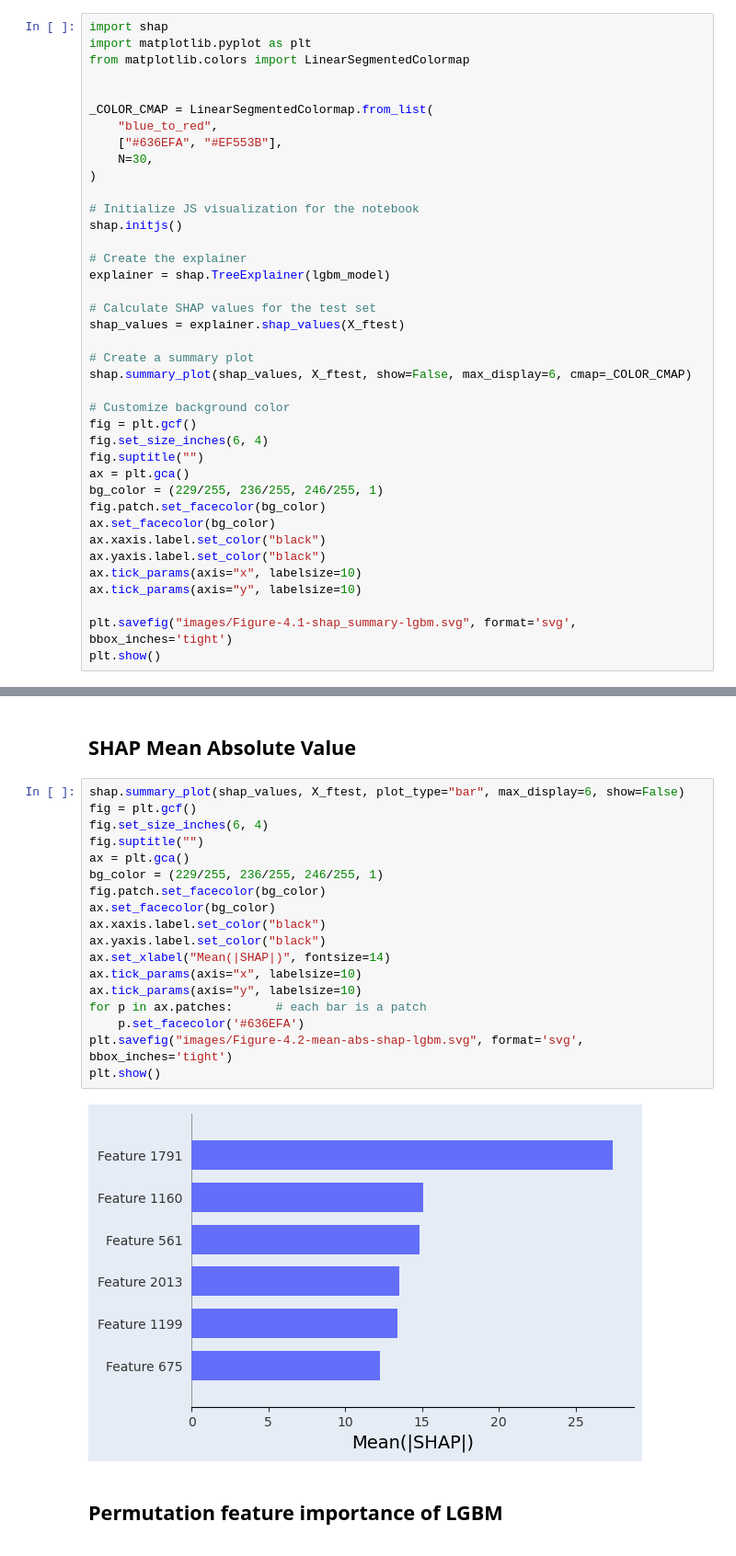
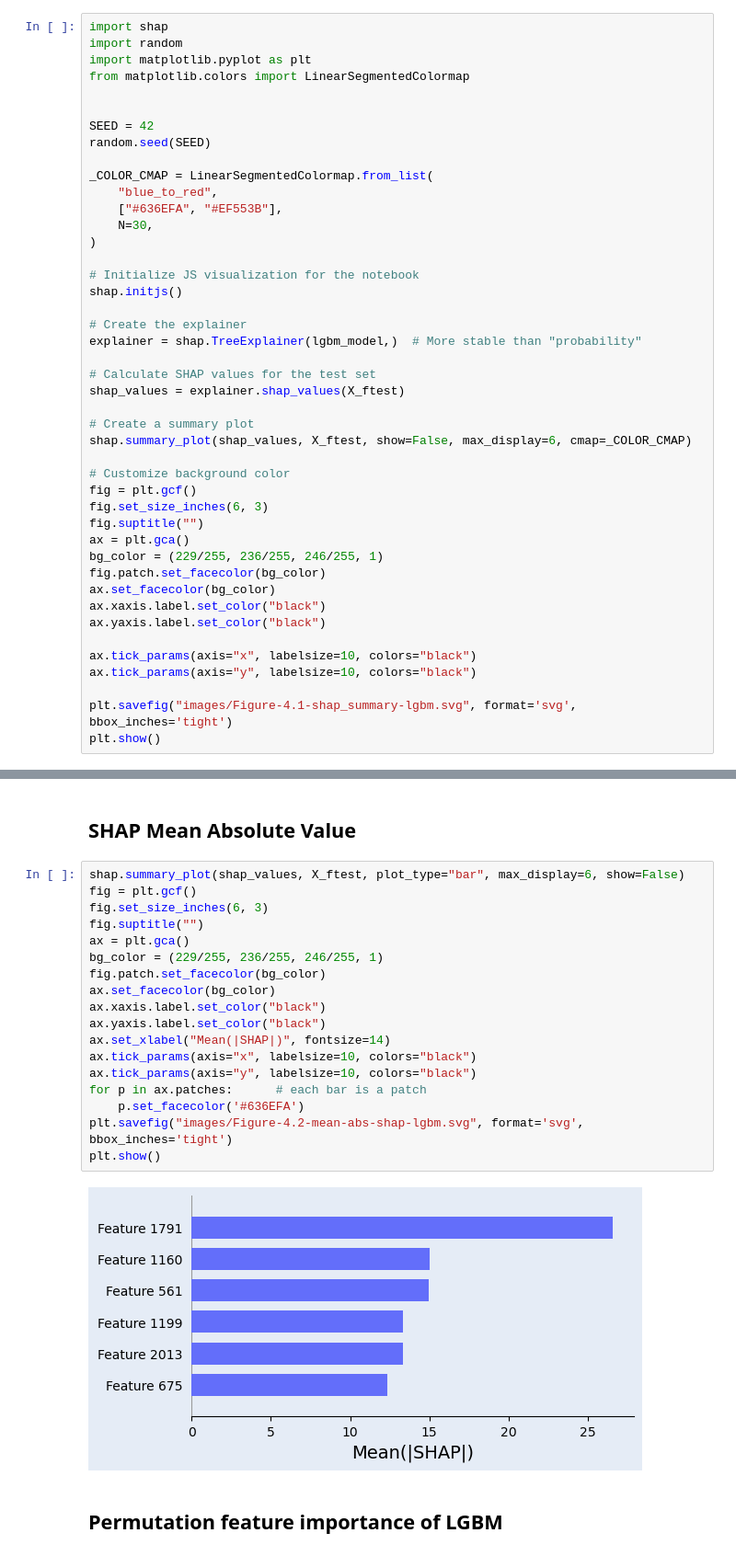
Before and after one commit to cwrukaizhang/ML-for-Molecular-Properties-Practical-Guide, a Jupyter notebook: 4. model_interpretation.ipynb, the cells around one changed output, grey strips where cells are left out. Shown at 92% size. Drawn from its saved outputs; the diff is of its cells as text.

```diff
--- a/4. model_interpretation.ipynb
+++ b/4. model_interpretation.ipynb
@@ -33,9 +33,13 @@ y_ftest = ftest_set['rt']
 ## SHAP summary results
 # %%
 import shap
+import random
 import matplotlib.pyplot as plt
 from matplotlib.colors import LinearSegmentedColormap
 
+
+SEED = 42
+random.seed(SEED)
 
 _COLOR_CMAP = LinearSegmentedColormap.from_list(
     "blue_to_red",
@@ -47,7 +51,7 @@ _COLOR_CMAP = LinearSegmentedColormap.from_list(
 shap.initjs()
 
 # Create the explainer
-explainer = shap.TreeExplainer(lgbm_model)
+explainer = shap.TreeExplainer(lgbm_model,)  # More stable than "probability"
 
 # Calculate SHAP values for the test set
 shap_values = explainer.shap_values(X_ftest)
@@ -57,7 +61,7 @@ shap.summary_plot(shap_values, X_ftest, show=False, max_display=6, cmap=_COLOR_C
 
 # Customize background color
 fig = plt.gcf()
-fig.set_size_inches(6, 4)
+fig.set_size_inches(6, 3)
 fig.suptitle("")
 ax = plt.gca()
 bg_color = (229/255, 236/255, 246/255, 1)
@@ -65,8 +69,9 @@ fig.patch.set_facecolor(bg_color)
 ax.set_facecolor(bg_color)
 ax.xaxis.label.set_color("black")
 ax.yaxis.label.set_color("black")
-ax.tick_params(axis="x", labelsize=10)
-ax.tick_params(axis="y", labelsize=10)
+
+ax.tick_params(axis="x", labelsize=10, colors="black")
+ax.tick_params(axis="y", labelsize=10, colors="black")
 
 plt.savefig("images/Figure-4.1-shap_summary-lgbm.svg", format='svg', bbox_inches='tight')
 plt.show()
@@ -78,23 +83,23 @@ plt.show()
 # %%
 shap.summary_plot(shap_values, X_ftest, plot_type="bar", max_display=6, show=False)
 fig = plt.gcf()
-fig.set_size_inches(6, 4)
+fig.set_size_inches(6, 3)
 fig.suptitle("")
 ax = plt.gca()
 bg_color = (229/255, 236/255, 246/255, 1)
 fig.patch.set_facecolor(bg_color)
 ax.set_facecolor(bg_color)
 ax.xaxis.label.set_color("black")
 ax.yaxis.label.set_color("black")
 ax.set_xlabel("Mean(|SHAP|)", fontsize=14)
-ax.tick_params(axis="x", labelsize=10)
-ax.tick_params(axis="y", labelsize=10)
+ax.tick_params(axis="x", labelsize=10, colors="black")
+ax.tick_params(axis="y", labelsize=10, colors="black")
 for p in ax.patches:      # each bar is a patch
     p.set_facecolor('#636EFA')
 plt.savefig("images/Figure-4.2-mean-abs-shap-lgbm.svg", format='svg', bbox_inches='tight')
 plt.show()
 # %% [output]
-[figure, old version]
+[figure, new version]
 # %% [markdown]
 ## Permutation feature importance of LGBM
 # %%
```
Also changed, not shown: parts of 12 cells of this notebook, 3 other files.
